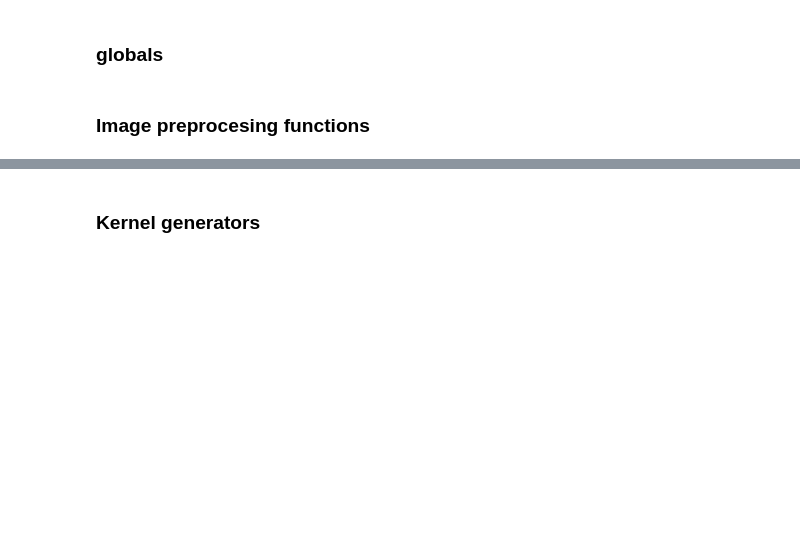
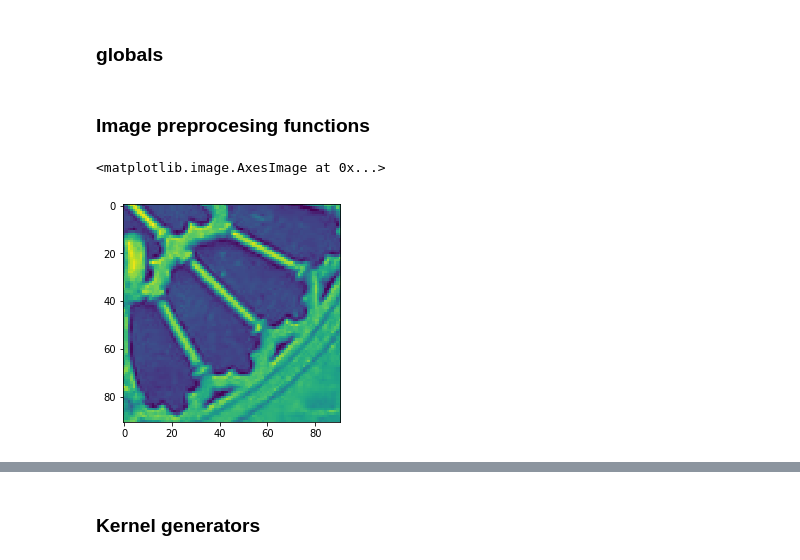
Before and after one commit to jdzejdzej/ComputerVision, a Jupyter notebook: lab_5/lab5.ipynb, the cells around one changed output, grey strips where cells are left out. Drawn from its saved outputs; the diff is of its cells as text; code cells hidden in the pictures; blank space fills up the shorter version.

```diff
--- a/lab_5/lab5.ipynb
+++ b/lab_5/lab5.ipynb
@@ -75,3 +80,8 @@ def extract_patch(img, pos, angle=0, scale=1, R=PATCH_R):
         sl = (slice(y-R, y+R+1), slice(x-R, x+R+1))
         return img[sl]
     return img_transform(img, extract_rotate(pos, angle, scale, R), target_shape=(R*2 + 1, R*2 + 1))
+# %%
+imshow(extract_patch(rgb2y(notre_dame), [850, 1250], R=45))
+# %% [output]
+<matplotlib.image.AxesImage at 0x...>
+[figure, added]
```
Also changed, not shown: parts of 32 cells of this notebook, 37 other files.
